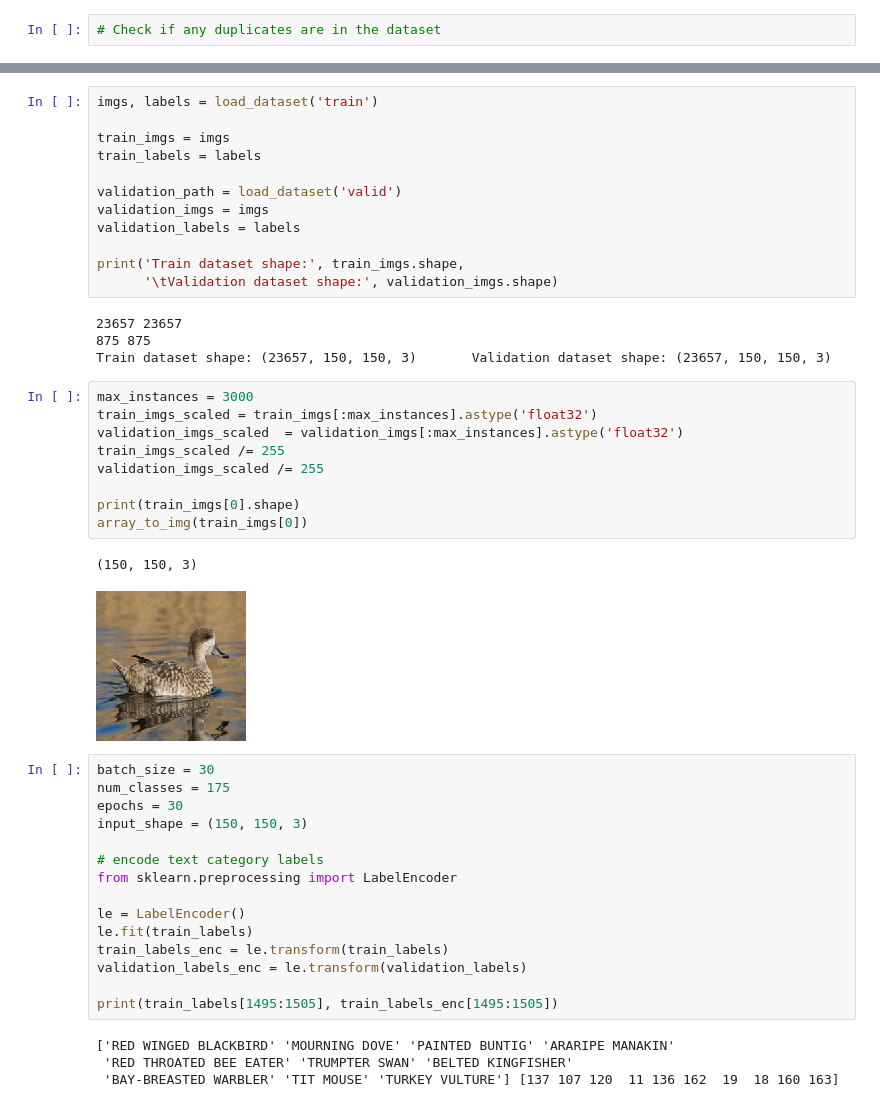
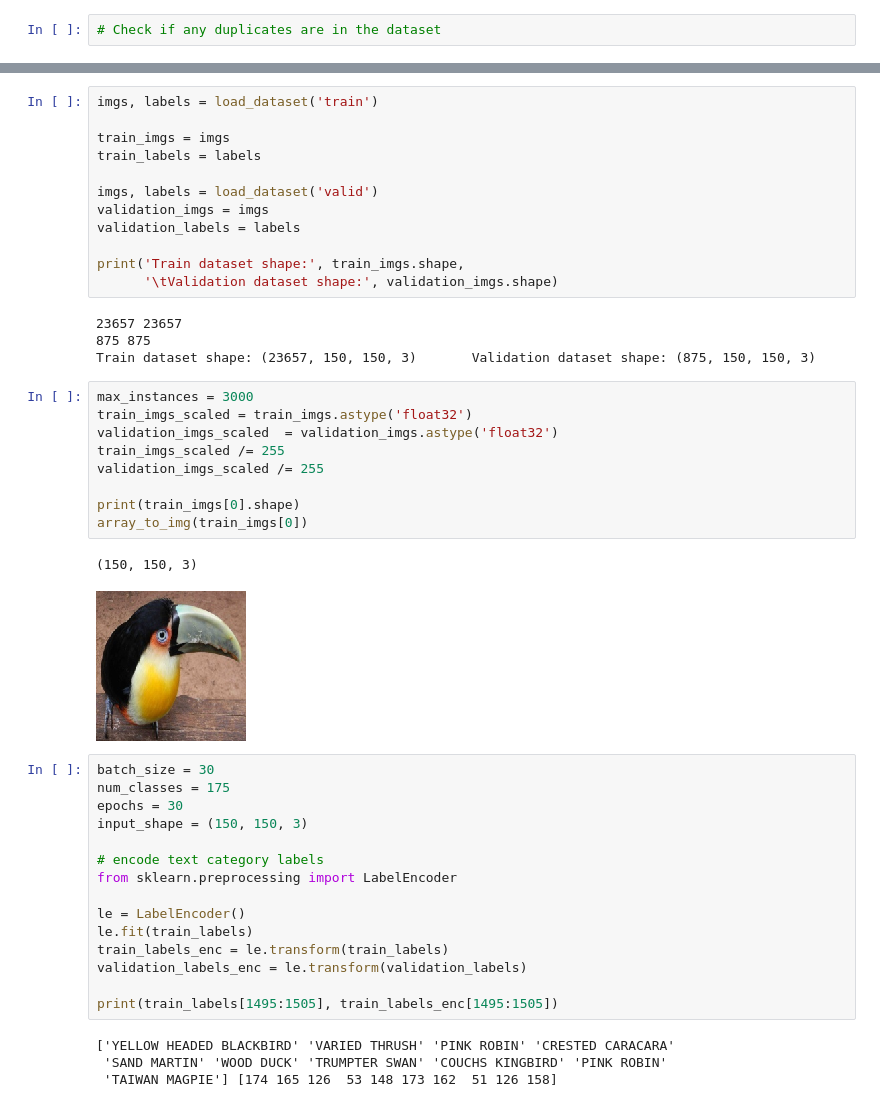
Before and after one commit to fzmoussaid/MLPlayground, a Jupyter notebook: CNN/bird classifier/100-bird-species/175/bird_classifier.ipynb, the cells around one changed output, grey strips where cells are left out. Saved outputs shown, nothing was run; the diff lists cells and outputs as text.

```diff
--- a/CNN/bird classifier/100-bird-species/175/bird_classifier.ipynb
+++ b/CNN/bird classifier/100-bird-species/175/bird_classifier.ipynb
@@ -63,7 +62,7 @@ imgs, labels = load_dataset('train')
 train_imgs = imgs
 train_labels = labels
 
-validation_path = load_dataset('valid')
+imgs, labels = load_dataset('valid')
 validation_imgs = imgs
 validation_labels = labels
 
@@ -72,19 +71,19 @@ print('Train dataset shape:', train_imgs.shape,
 # %% [output]
 23657 23657
 875 875
-Train dataset shape: (23657, 150, 150, 3)       Validation dataset shape: (23657, 150, 150, 3)
+Train dataset shape: (23657, 150, 150, 3)       Validation dataset shape: (875, 150, 150, 3)
 # %%
 max_instances = 3000
-train_imgs_scaled = train_imgs[:max_instances].astype('float32')
-validation_imgs_scaled  = validation_imgs[:max_instances].astype('float32')
+train_imgs_scaled = train_imgs.astype('float32')
+validation_imgs_scaled  = validation_imgs.astype('float32')
 train_imgs_scaled /= 255
 validation_imgs_scaled /= 255
 
 print(train_imgs[0].shape)
 array_to_img(train_imgs[0])
 # %% [output]
 (150, 150, 3)
-[figure, old version]
+[figure, new version]
 # %%
 batch_size = 30
 num_classes = 175
@@ -101,6 +100,6 @@ validation_labels_enc = le.transform(validation_labels)
 
 print(train_labels[1495:1505], train_labels_enc[1495:1505])
 # %% [output]
-['RED WINGED BLACKBIRD' 'MOURNING DOVE' 'PAINTED BUNTIG' 'ARARIPE MANAKIN'
- 'RED THROATED BEE EATER' 'TRUMPTER SWAN' 'BELTED KINGFISHER'
- 'BAY-BREASTED WARBLER' 'TIT MOUSE' 'TURKEY VULTURE'] [137 107 120  11 136 162  19  18 160 163]
+['YELLOW HEADED BLACKBIRD' 'VARIED THRUSH' 'PINK ROBIN' 'CRESTED CARACARA'
+ 'SAND MARTIN' 'WOOD DUCK' 'TRUMPTER SWAN' 'COUCHS KINGBIRD' 'PINK ROBIN'
+ 'TAIWAN MAGPIE'] [174 165 126  53 148 173 162  51 126 158]
```
Also changed, not shown: parts of 4 cells of this notebook.
